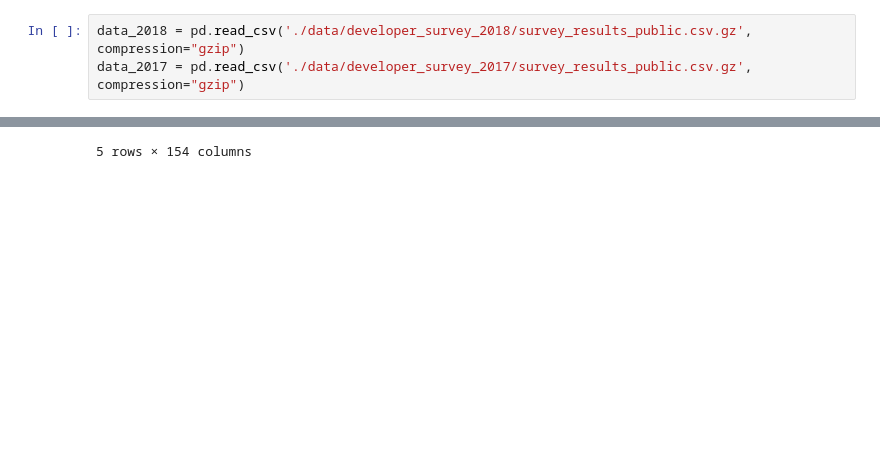
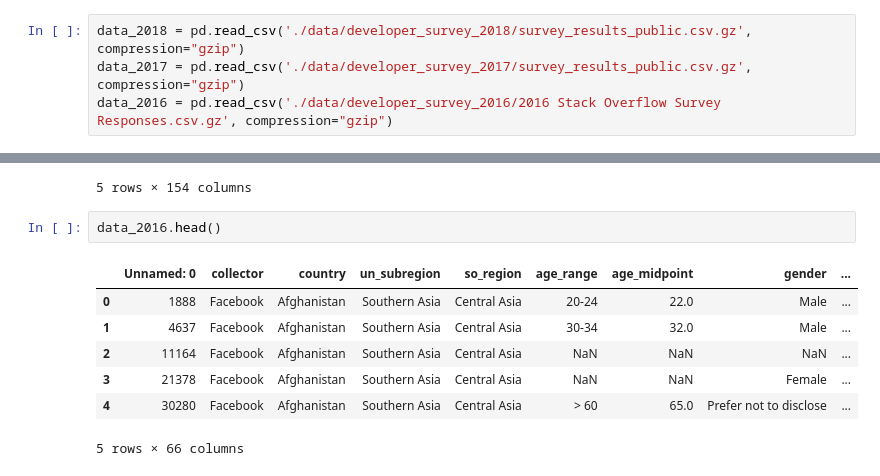
Before and after one commit to jiaenyue/Udacity-blog-project, a Jupyter notebook: stack-overflow-survey.ipynb, the cells around one changed output, grey strips where cells are left out. Cells and saved outputs as stored; diff of their text form; blank space fills up the shorter version.

Commit message:
add 2016 survey data

```diff
--- a/stack-overflow-survey.ipynb
+++ b/stack-overflow-survey.ipynb
@@ -30,6 +34,7 @@ README_2017.txt                             survey_results_schema.csv
 # %%
 data_2018 = pd.read_csv('./data/developer_survey_2018/survey_results_public.csv.gz', compression="gzip")
 data_2017 = pd.read_csv('./data/developer_survey_2017/survey_results_public.csv.gz', compression="gzip")
+data_2016 = pd.read_csv('./data/developer_survey_2016/2016 Stack Overflow Survey Responses.csv.gz', compression="gzip")
 # %%
 schema_2018 = pd.read_csv('./data/developer_survey_2018/survey_results_schema.csv')
 schema_2017 = pd.read_csv('./data/developer_survey_2017/survey_results_schema.csv')
@@ -75,3 +80,13 @@ data_2017.head()
 | 3 | 4 | Professional non-developer who so... | Yes, both | United States | No | Employed full-time | Doctoral degree | ... |
 | 4 | 5 | Professional developer | Yes, I program as a hobby | Switzerland | No | Employed full-time | Master's degree | ... |
 5 rows × 154 columns
+# %%
+data_2016.head()
+# %% [output]
+|  | Unnamed: 0 | collector | country | un_subregion | so_region | age_range | age_midpoint | gender | ... |
+| 0 | 1888 | Facebook | Afghanistan | Southern Asia | Central Asia | 20-24 | 22.0 | Male | ... |
+| 1 | 4637 | Facebook | Afghanistan | Southern Asia | Central Asia | 30-34 | 32.0 | Male | ... |
+| 2 | 11164 | Facebook | Afghanistan | Southern Asia | Central Asia | NaN | NaN | NaN | ... |
+| 3 | 21378 | Facebook | Afghanistan | Southern Asia | Central Asia | NaN | NaN | Female | ... |
+| 4 | 30280 | Facebook | Afghanistan | Southern Asia | Central Asia | > 60 | 65.0 | Prefer not to disclose | ... |
+5 rows × 66 columns
```
Also changed, not shown: parts of 2 cells of this notebook, 1 other file.
